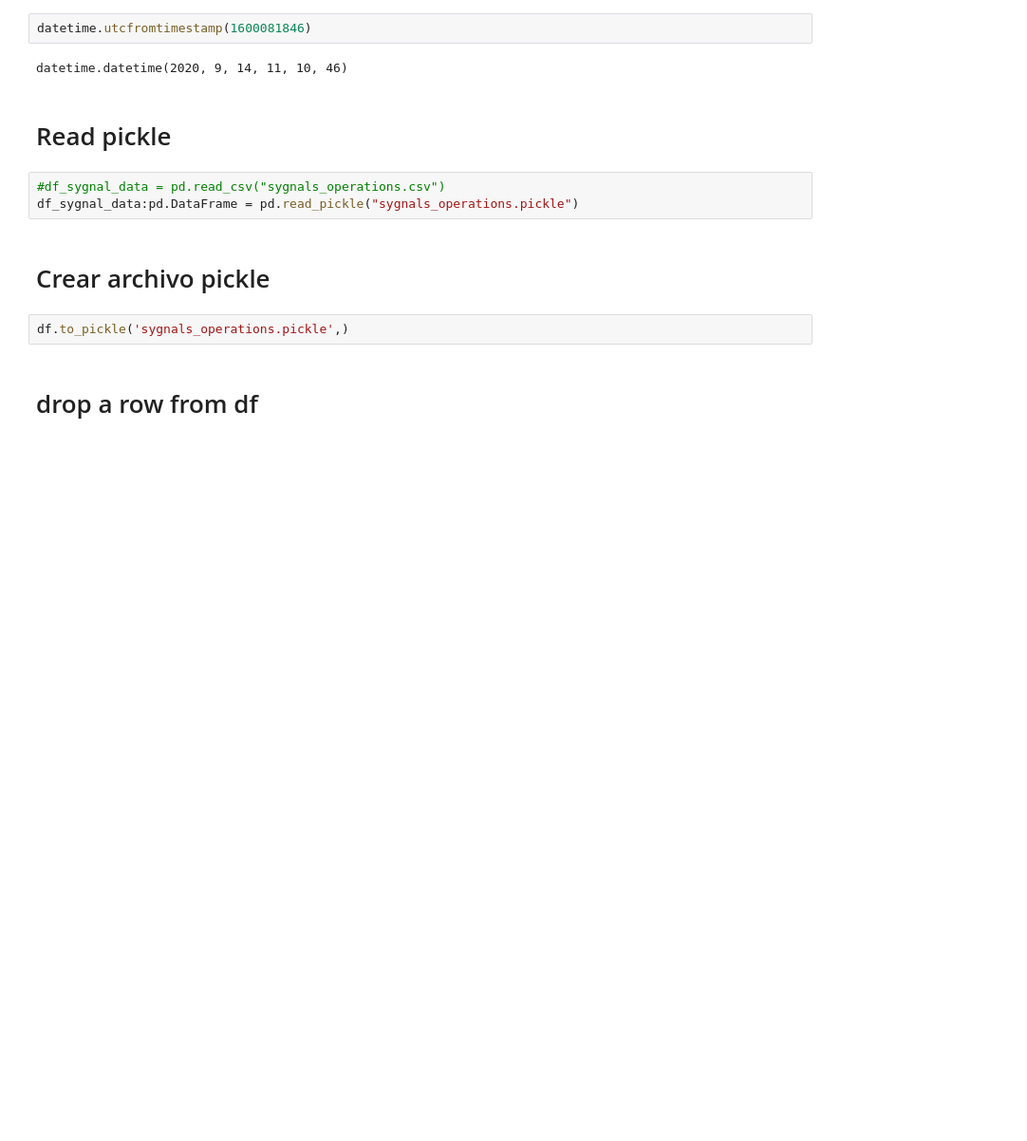
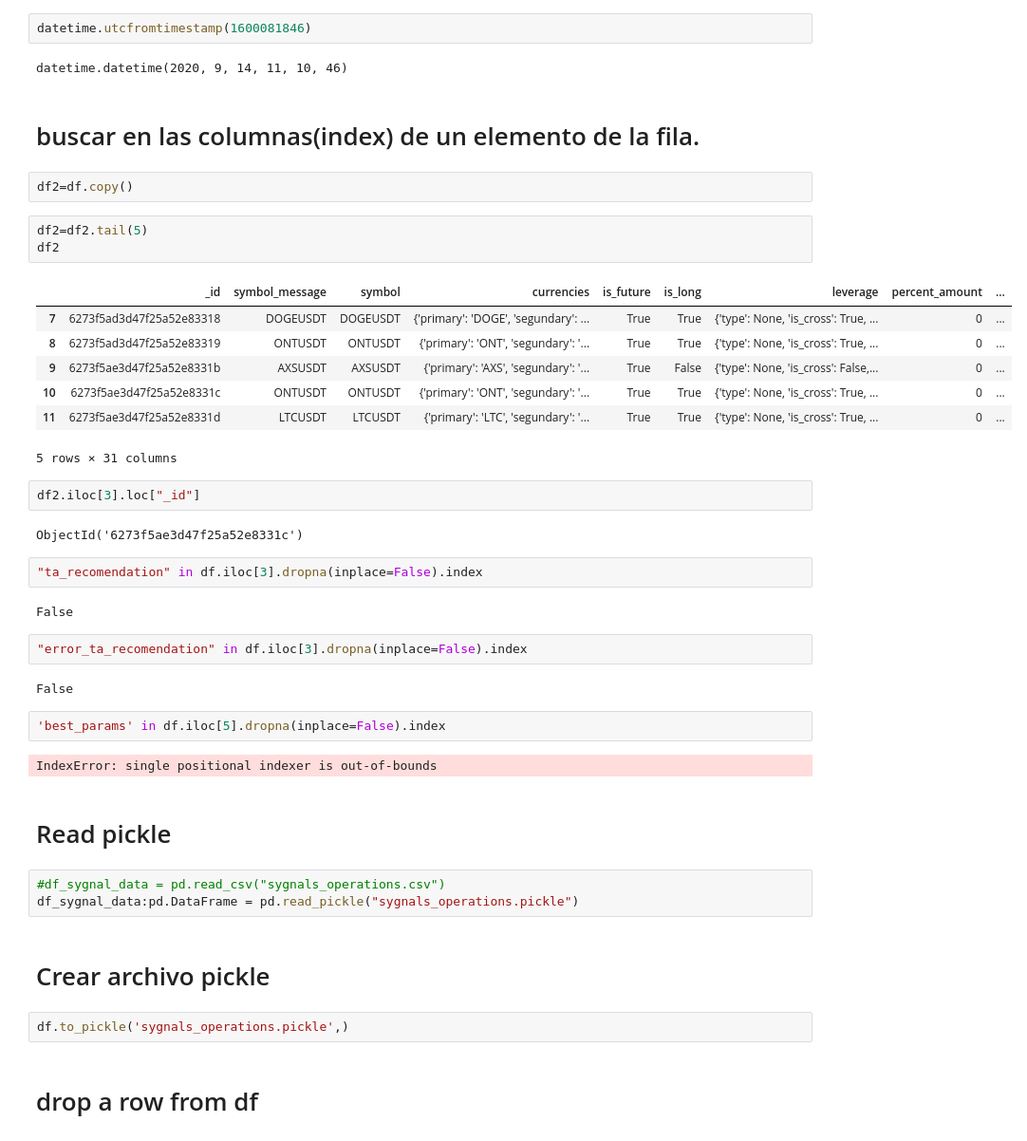
Before and after one commit to joankenobi/analisis_de_datos_copy_trading, a Jupyter notebook: Proyecto/notebooks/analisis_de_datos_prueba.ipynb, the cells around one changed output. Shown at 95% size. Cells and saved outputs as stored; diff of their text form; blank space fills up the shorter version.

```diff
--- a/Proyecto/notebooks/analisis_de_datos_prueba.ipynb
+++ b/Proyecto/notebooks/analisis_de_datos_prueba.ipynb
@@ -65,6 +155,37 @@ df.loc[:,["is_long",'dates_entry',
 datetime.utcfromtimestamp(1600081846)
 # %% [output]
 datetime.datetime(2020, 9, 14, 11, 10, 46)
+# %% [markdown]
+# buscar en las columnas(index) de un elemento de la fila.
+# %%
+df2=df.copy()
+# %%
+df2=df2.tail(5)
+df2
+# %% [output]
+|  | _id | symbol_message | symbol | currencies | is_future | is_long | leverage | percent_amount | ... |
+| 7 | 6273f5ad3d47f25a52e83318 | DOGEUSDT | DOGEUSDT | {'primary': 'DOGE', 'segundary': ... | True | True | {'type': None, 'is_cross': True, ... | 0 | ... |
+| 8 | 6273f5ad3d47f25a52e83319 | ONTUSDT | ONTUSDT | {'primary': 'ONT', 'segundary': '... | True | True | {'type': None, 'is_cross': True, ... | 0 | ... |
+| 9 | 6273f5ae3d47f25a52e8331b | AXSUSDT | AXSUSDT | {'primary': 'AXS', 'segundary': '... | True | False | {'type': None, 'is_cross': False,... | 0 | ... |
+| 10 | 6273f5ae3d47f25a52e8331c | ONTUSDT | ONTUSDT | {'primary': 'ONT', 'segundary': '... | True | True | {'type': None, 'is_cross': True, ... | 0 | ... |
+| 11 | 6273f5ae3d47f25a52e8331d | LTCUSDT | LTCUSDT | {'primary': 'LTC', 'segundary': '... | True | True | {'type': None, 'is_cross': True, ... | 0 | ... |
+5 rows × 31 columns
+# %%
+df2.iloc[3].loc["_id"]
+# %% [output]
+ObjectId('6273f5ae3d47f25a52e8331c')
+# %%
+"ta_recomendation" in df.iloc[3].dropna(inplace=False).index
+# %% [output]
+False
+# %%
+"error_ta_recomendation" in df.iloc[3].dropna(inplace=False).index
+# %% [output]
+False
+# %%
+'best_params' in df.iloc[5].dropna(inplace=False).index
+# %% [output]
+IndexError: single positional indexer is out-of-bounds
 # %% [markdown]
 # Read pickle
 # %%
```
Also changed, not shown: parts of 18 cells of this notebook, 8 other files.
